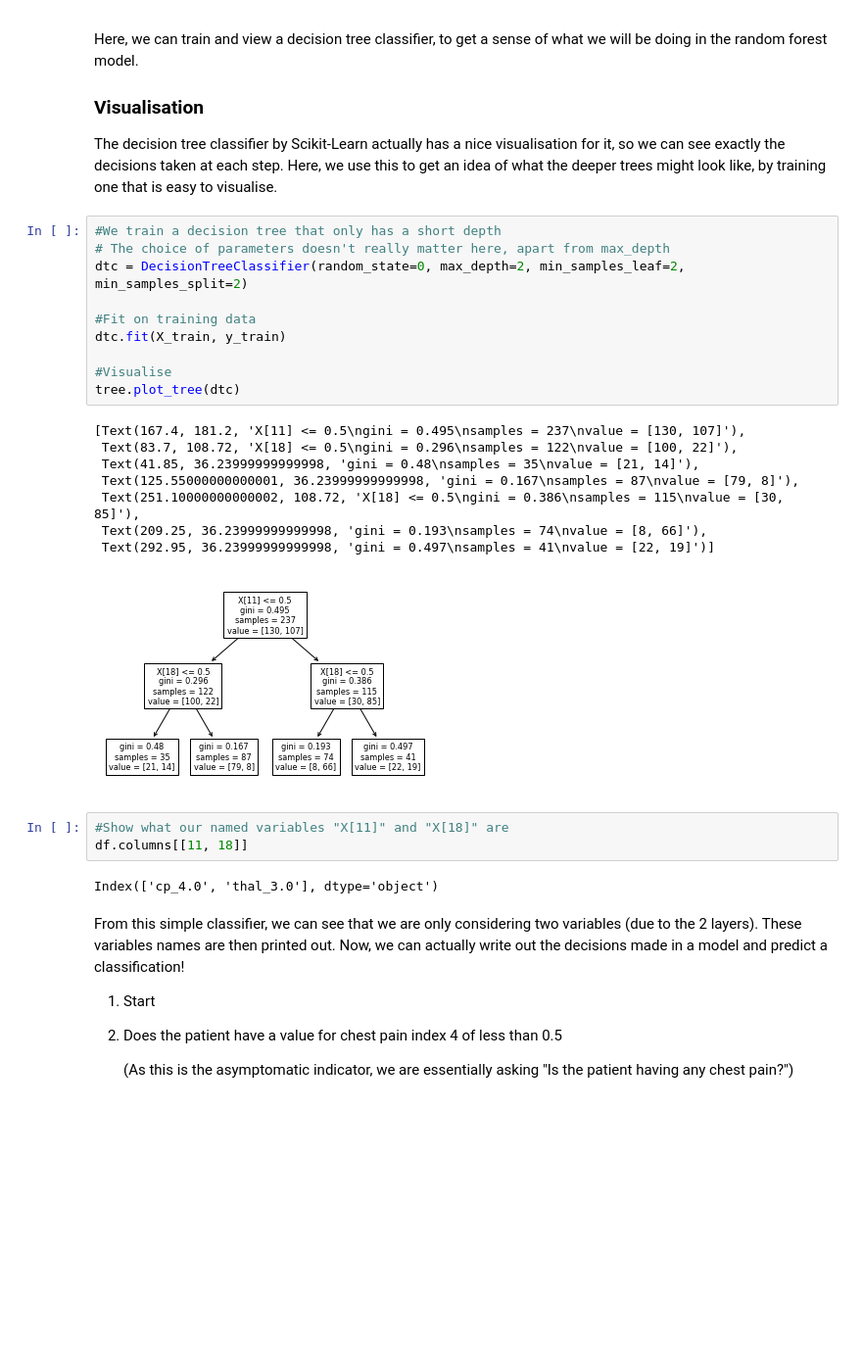
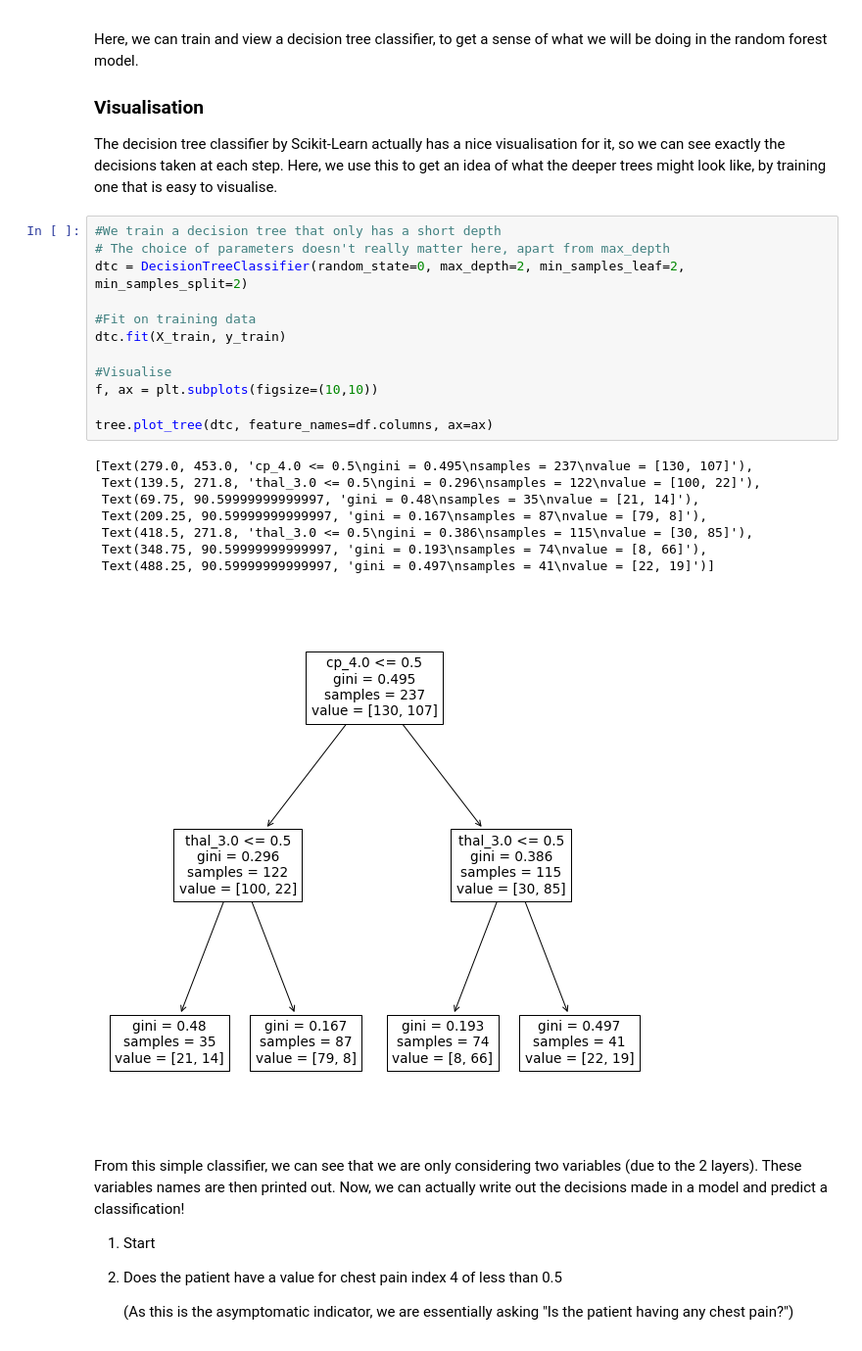
Before and after one commit to Cameron-Watts/Capstone-notebooks, a Jupyter notebook: Notebooks/Classification Methods/Classification Methods - Random Forest.ipynb, the cells around one changed output. Shown at 98% size. Cells and saved outputs as stored; diff of their text form; blank space fills up the shorter version.

```diff
--- a/Notebooks/Classification Methods/Classification Methods - Random Forest.ipynb
+++ b/Notebooks/Classification Methods/Classification Methods - Random Forest.ipynb
@@ -275,27 +275,24 @@ The decision tree classifier by Scikit-Learn actually has a nice visualisation f
 # %%
 #We train a decision tree that only has a short depth
 # The choice of parameters doesn't really matter here, apart from max_depth
 dtc = DecisionTreeClassifier(random_state=0, max_depth=2, min_samples_leaf=2, min_samples_split=2)
 
 #Fit on training data
 dtc.fit(X_train, y_train)
 
 #Visualise
-tree.plot_tree(dtc)
+f, ax = plt.subplots(figsize=(10,10))
+
+tree.plot_tree(dtc, feature_names=df.columns, ax=ax)
 # %% [output]
-[Text(167.4, 181.2, 'X[11] <= 0.5\ngini = 0.495\nsamples = 237\nvalue = [130, 107]'),
- Text(83.7, 108.72, 'X[18] <= 0.5\ngini = 0.296\nsamples = 122\nvalue = [100, 22]'),
- Text(41.85, 36.23999999999998, 'gini = 0.48\nsamples = 35\nvalue = [21, 14]'),
- Text(125.55000000000001, 36.23999999999998, 'gini = 0.167\nsamples = 87\nvalue = [79, 8]'),
- Text(251.10000000000002, 108.72, 'X[18] <= 0.5\ngini = 0.386\nsamples = 115\nvalue = [30, 85]'),
- Text(209.25, 36.23999999999998, 'gini = 0.193\nsamples = 74\nvalue = [8, 66]'),
- Text(292.95, 36.23999999999998, 'gini = 0.497\nsamples = 41\nvalue = [22, 19]')]
+[Text(279.0, 453.0, 'cp_4.0 <= 0.5\ngini = 0.495\nsamples = 237\nvalue = [130, 107]'),
+ Text(139.5, 271.8, 'thal_3.0 <= 0.5\ngini = 0.296\nsamples = 122\nvalue = [100, 22]'),
+ Text(69.75, 90.59999999999997, 'gini = 0.48\nsamples = 35\nvalue = [21, 14]'),
+ Text(209.25, 90.59999999999997, 'gini = 0.167\nsamples = 87\nvalue = [79, 8]'),
+ Text(418.5, 271.8, 'thal_3.0 <= 0.5\ngini = 0.386\nsamples = 115\nvalue = [30, 85]'),
+ Text(348.75, 90.59999999999997, 'gini = 0.193\nsamples = 74\nvalue = [8, 66]'),
+ Text(488.25, 90.59999999999997, 'gini = 0.497\nsamples = 41\nvalue = [22, 19]')]
-[figure, old version]
+[figure, new version]
-# %%
-#Show what our named variables "X[11]" and "X[18]" are
-df.columns[[11, 18]]
-# %% [output]
-Index(['cp_4.0', 'thal_3.0'], dtype='object')
 # %% [markdown]
 From this simple classifier, we can see that we are only considering two variables (due to the 2 layers). These variables names are then printed out. Now, we can actually write out the decisions made in a model and predict a classification!
 
```
